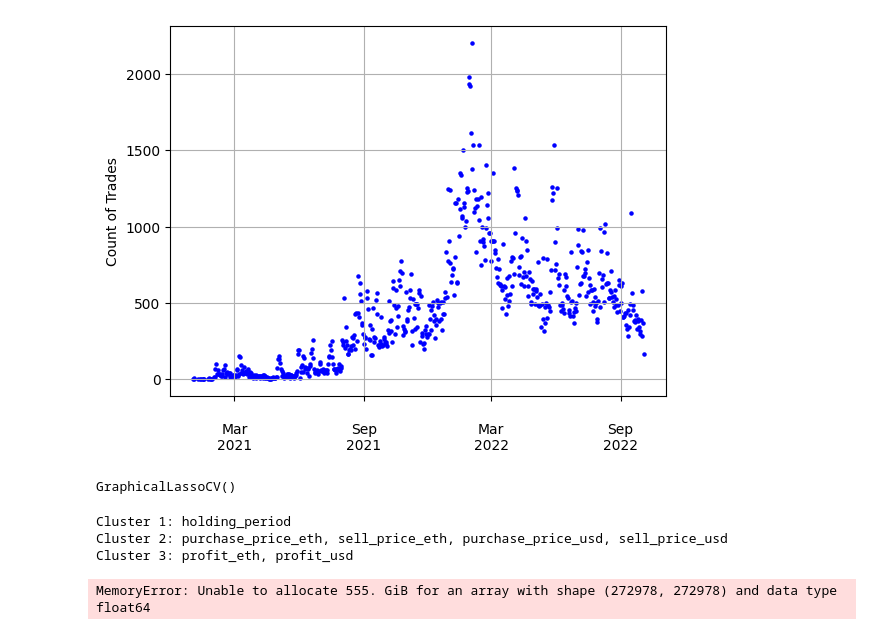
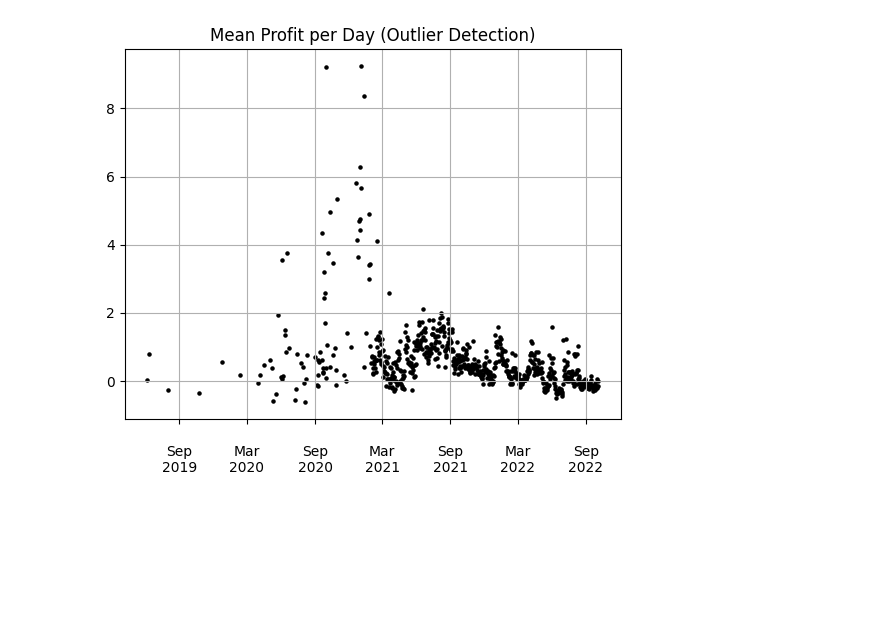
Before and after one commit to vfcapital/bachelor-thesis, a Jupyter notebook: bachelorthesis/notebooks/trade_analysis.ipynb, the cells around one changed output. Saved outputs shown, nothing was run; the diff lists cells and outputs as text; code cells hidden in the pictures; blank space fills up the shorter version.

Commit message:
first clustering

```diff
--- a/bachelorthesis/notebooks/trade_analysis.ipynb
+++ b/bachelorthesis/notebooks/trade_analysis.ipynb
@@ -28,6 +23,9 @@ nft_trades = pd.read_csv("historic_data/profits.csv", low_memory=False).set_inde
     ["nft_id", "trade_no"]
 )
 nft_trades["holding_period"] = pd.to_timedelta(nft_trades["holding_period"]).dt.days
+nft_trades["sell_date"] = pd.to_datetime(nft_trades["sell_date"])
+nft_trades["purchase_date"] = pd.to_datetime(nft_trades["purchase_date"])
+nft_trades = nft_trades[nft_trades["profit_eth"] < 100]
 # %%
 nft_trades.head()
 # %% [output]
@@ -40,0 +46,26 @@ nft_trades.head()
+# %%
+nft_trades["sell_date"] = pd.to_datetime(nft_trades["sell_date"])
+
+plot_df = (
+    nft_trades[["sell_date", "profit_usd"]]
+    .groupby("sell_date")
+    .count()
+    .rename(columns={"profit_usd": "Count of Trades"})
+    .loc["2019-01-01":]
+    .reset_index()
+)
+
+ax = plot_df.plot.scatter(
+    x="sell_date",
+    y="Count of Trades",
+    # c="Cluster",
+    color="black",
+    grid=True,
+    xlabel="",
+    marker=".",
+    ylabel="",
+    title="Count of Trades Distribution",
+)
+ax.xaxis.set_major_locator(mdates.MonthLocator([3, 9]))
+ax.xaxis.set_major_formatter(mdates.DateFormatter("\n%b\n%Y"))
+plt.show()
@@ -41,15 +74,25 @@ nft_trades.head()
 # %%
 nft_trades["sell_date"] = pd.to_datetime(nft_trades["sell_date"])
 ax = (
     nft_trades[["sell_date", "profit_usd"]]
     .groupby("sell_date")
-    .count()
+    .mean()
     .rename(columns={"profit_usd": "Count of Trades"})
-    .loc["2021-01-01":].reset_index()
-    .plot.scatter(x="sell_date", y="Count of Trades", grid=True, xlabel="", marker=".",color="b")
+    .loc["2019-01-01":]
+    .reset_index()
+    .plot.scatter(
+        x="sell_date",
+        y="Count of Trades",
+        grid=True,
+        marker=".",
+        color="black",
+        ylabel="",
+        xlabel="",
+        title="Mean Profit per Day (Outlier Detection)",
+    )
 )
 ax.xaxis.set_major_locator(mdates.MonthLocator([3, 9]))
 ax.xaxis.set_major_formatter(mdates.DateFormatter("\n%b\n%Y"))
 plt.show()
 # %% [output]
-[figure, old version]
+[figure, new version]
@@ -77,5 +98,0 @@ X = StandardScaler().fit_transform(trades_array_norm)
-# %%
-edge_model = GraphicalLassoCV()
-edge_model.fit(X)
-# %% [output]
-GraphicalLassoCV()
@@ -87,17 +98,0 @@ n_labels = labels.max()
-# %%
-for i in range(n_labels + 1):
-    print("Cluster %i: %s" % ((i + 1), ", ".join(nft_labels[labels == i])))
-# %% [output]
-Cluster 1: holding_period
-Cluster 2: purchase_price_eth, sell_price_eth, purchase_price_usd, sell_price_usd
-Cluster 3: profit_eth, profit_usd
-# %%
-af = AffinityPropagation(preference=-50, random_state=0).fit(X)
-cluster_centers_indices = af.cluster_centers_indices_
-labels = af.labels_
-
-n_clusters_ = len(cluster_centers_indices)
-
-print("Estimated number of clusters: %d" % n_clusters_)
-# %% [output]
-MemoryError: Unable to allocate 555. GiB for an array with shape (272978, 272978) and data type float64
```
Also changed, not shown: parts of 22 cells of this notebook, 2 other files.
